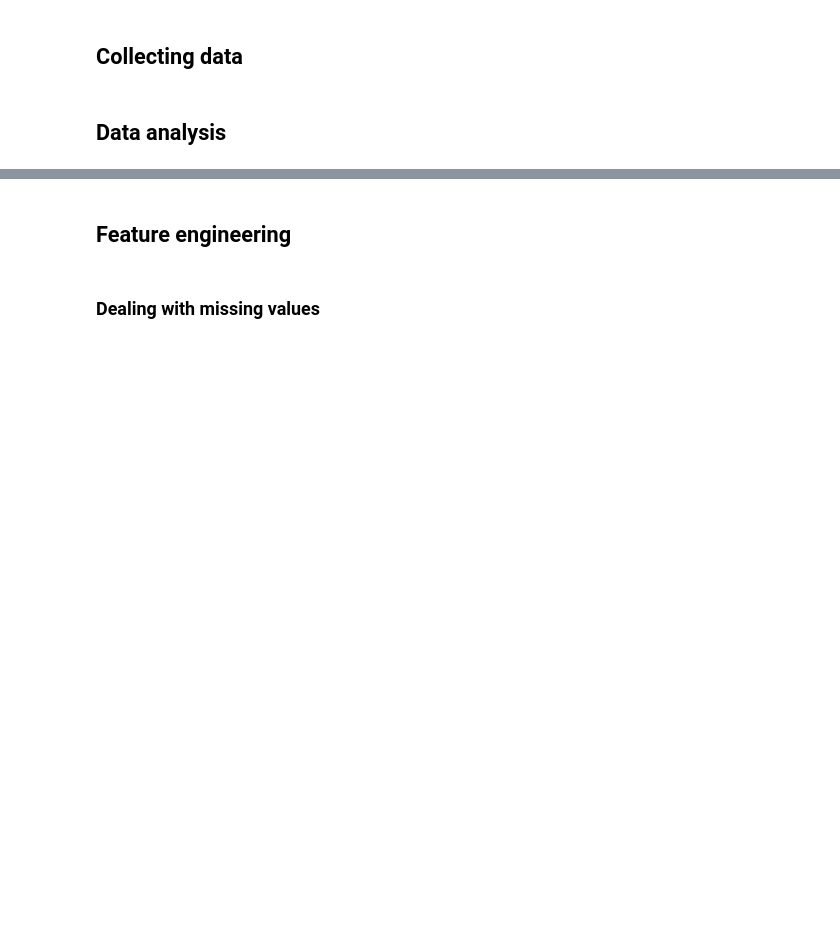
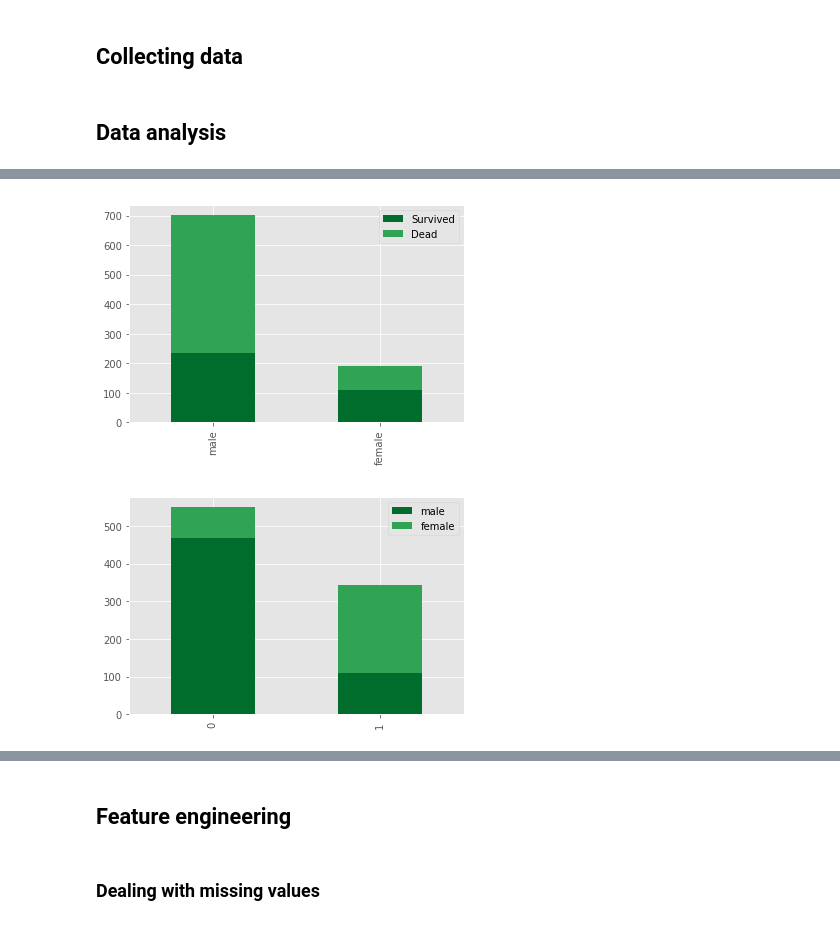
Before and after one commit to wojciechtobis/titanic, a Jupyter notebook: Titanic.ipynb, the cells around one changed output, grey strips where cells are left out. Saved outputs shown, nothing was run; the diff lists cells and outputs as text; code cells hidden in the pictures; blank space fills up the shorter version.

```diff
--- a/Titanic.ipynb
+++ b/Titanic.ipynb
@@ -18,0 +73,7 @@ columns = list(train_data);
+# %%
+# 'Sex' column analysis
+stacked_bar_columns("Sex");
+stacked_bar_class("Sex");
+# %% [output]
+[figure, added]
+[figure, added]
```
Also changed, not shown: parts of 9 cells of this notebook, 1 other file.
